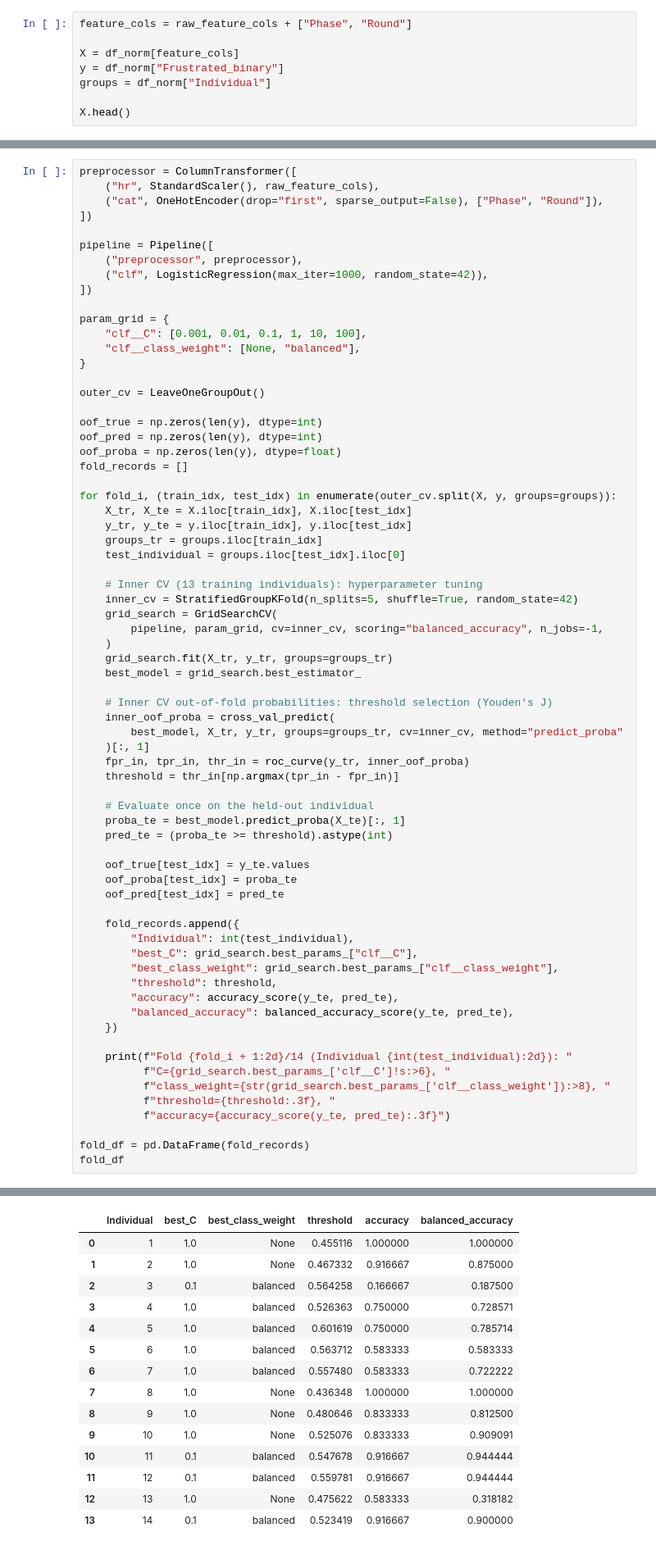
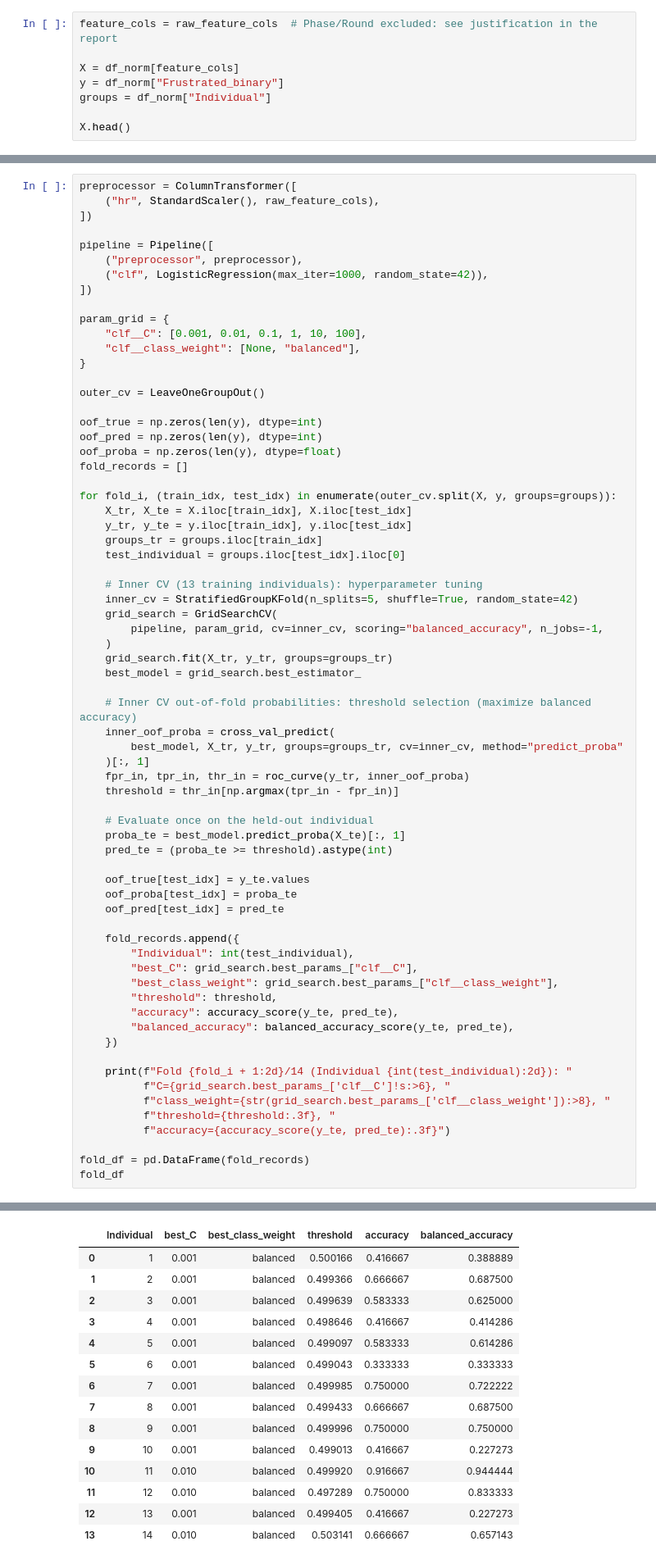
Before and after one commit to yutaozhang2004-maker/task2-hr-frustration-cv, a Jupyter notebook: logistic_regression_training.ipynb, the cells around one changed output, grey strips where cells are left out. Shown at 82% size. Drawn from its saved outputs; the diff is of its cells as text.

```diff
--- a/logistic_regression_training.ipynb
+++ b/logistic_regression_training.ipynb
@@ -156,5 +167,5 @@ set — never both.
 # %%
-feature_cols = raw_feature_cols + ["Phase", "Round"]
+feature_cols = raw_feature_cols  # Phase/Round excluded: see justification in the report
 
 X = df_norm[feature_cols]
 y = df_norm["Frustrated_binary"]
@@ -197,7 +209,6 @@ This is repeated 14 times (once per individual), so every observation in the dat
 # %%
 preprocessor = ColumnTransformer([
     ("hr", StandardScaler(), raw_feature_cols),
-    ("cat", OneHotEncoder(drop="first", sparse_output=False), ["Phase", "Round"]),
 ])
 
 pipeline = Pipeline([
@@ -231,7 +242,7 @@ for fold_i, (train_idx, test_idx) in enumerate(outer_cv.split(X, y, groups=group
     grid_search.fit(X_tr, y_tr, groups=groups_tr)
     best_model = grid_search.best_estimator_
 
-    # Inner CV out-of-fold probabilities: threshold selection (Youden's J)
+    # Inner CV out-of-fold probabilities: threshold selection (maximize balanced accuracy)
     inner_oof_proba = cross_val_predict(
         best_model, X_tr, y_tr, groups=groups_tr, cv=inner_cv, method="predict_proba"
     )[:, 1]
@@ -281,18 +292,18 @@ Fold 14/14 (Individual 14): C=   0.1, class_weight=balanced, threshold=0.523, ac
 |  | Individual | best_C | best_class_weight | threshold | accuracy | balanced_accuracy |
-| 0 | 1 | 1.0 | None | 0.455116 | 1.000000 | 1.000000 |
-| 1 | 2 | 1.0 | None | 0.467332 | 0.916667 | 0.875000 |
-| 2 | 3 | 0.1 | balanced | 0.564258 | 0.166667 | 0.187500 |
-| 3 | 4 | 1.0 | balanced | 0.526363 | 0.750000 | 0.728571 |
-| 4 | 5 | 1.0 | balanced | 0.601619 | 0.750000 | 0.785714 |
-| 5 | 6 | 1.0 | balanced | 0.563712 | 0.583333 | 0.583333 |
-| 6 | 7 | 1.0 | balanced | 0.557480 | 0.583333 | 0.722222 |
-| 7 | 8 | 1.0 | None | 0.436348 | 1.000000 | 1.000000 |
-| 8 | 9 | 1.0 | None | 0.480646 | 0.833333 | 0.812500 |
-| 9 | 10 | 1.0 | None | 0.525076 | 0.833333 | 0.909091 |
-| 10 | 11 | 0.1 | balanced | 0.547678 | 0.916667 | 0.944444 |
-| 11 | 12 | 0.1 | balanced | 0.559781 | 0.916667 | 0.944444 |
-| 12 | 13 | 1.0 | None | 0.475622 | 0.583333 | 0.318182 |
-| 13 | 14 | 0.1 | balanced | 0.523419 | 0.916667 | 0.900000 |
+| 0 | 1 | 0.001 | balanced | 0.500166 | 0.416667 | 0.388889 |
+| 1 | 2 | 0.001 | balanced | 0.499366 | 0.666667 | 0.687500 |
+| 2 | 3 | 0.001 | balanced | 0.499639 | 0.583333 | 0.625000 |
+| 3 | 4 | 0.001 | balanced | 0.498646 | 0.416667 | 0.414286 |
+| 4 | 5 | 0.001 | balanced | 0.499097 | 0.583333 | 0.614286 |
+| 5 | 6 | 0.001 | balanced | 0.499043 | 0.333333 | 0.333333 |
+| 6 | 7 | 0.001 | balanced | 0.499985 | 0.750000 | 0.722222 |
+| 7 | 8 | 0.001 | balanced | 0.499433 | 0.666667 | 0.687500 |
+| 8 | 9 | 0.001 | balanced | 0.499996 | 0.750000 | 0.750000 |
+| 9 | 10 | 0.001 | balanced | 0.499013 | 0.416667 | 0.227273 |
+| 10 | 11 | 0.010 | balanced | 0.499920 | 0.916667 | 0.944444 |
+| 11 | 12 | 0.010 | balanced | 0.497289 | 0.750000 | 0.833333 |
+| 12 | 13 | 0.001 | balanced | 0.499405 | 0.416667 | 0.227273 |
+| 13 | 14 | 0.010 | balanced | 0.503141 | 0.666667 | 0.657143 |
 # %% [markdown]
 ## 6. Aggregated nested-LOSO performance
 
```
Also changed, not shown: parts of 21 cells of this notebook, 15 other files.
